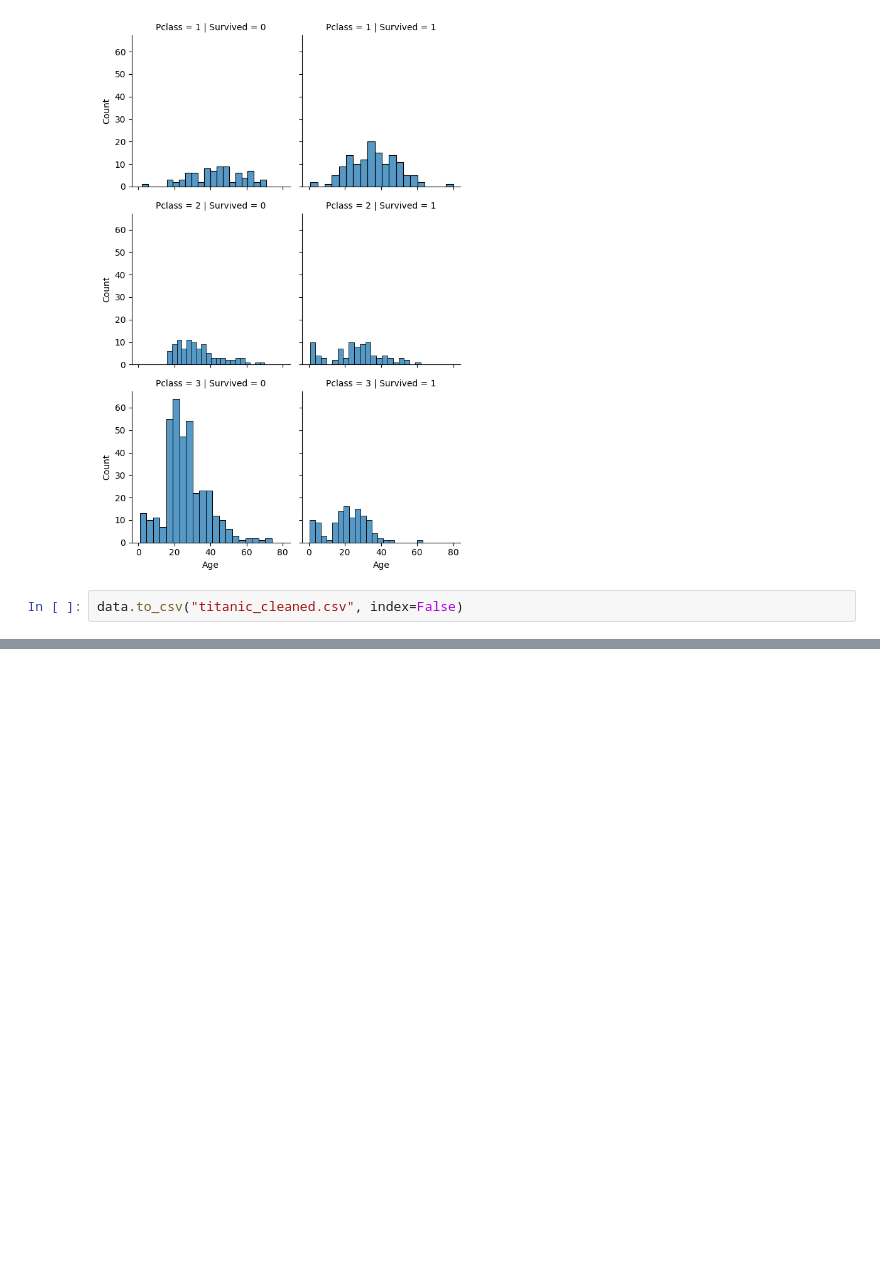
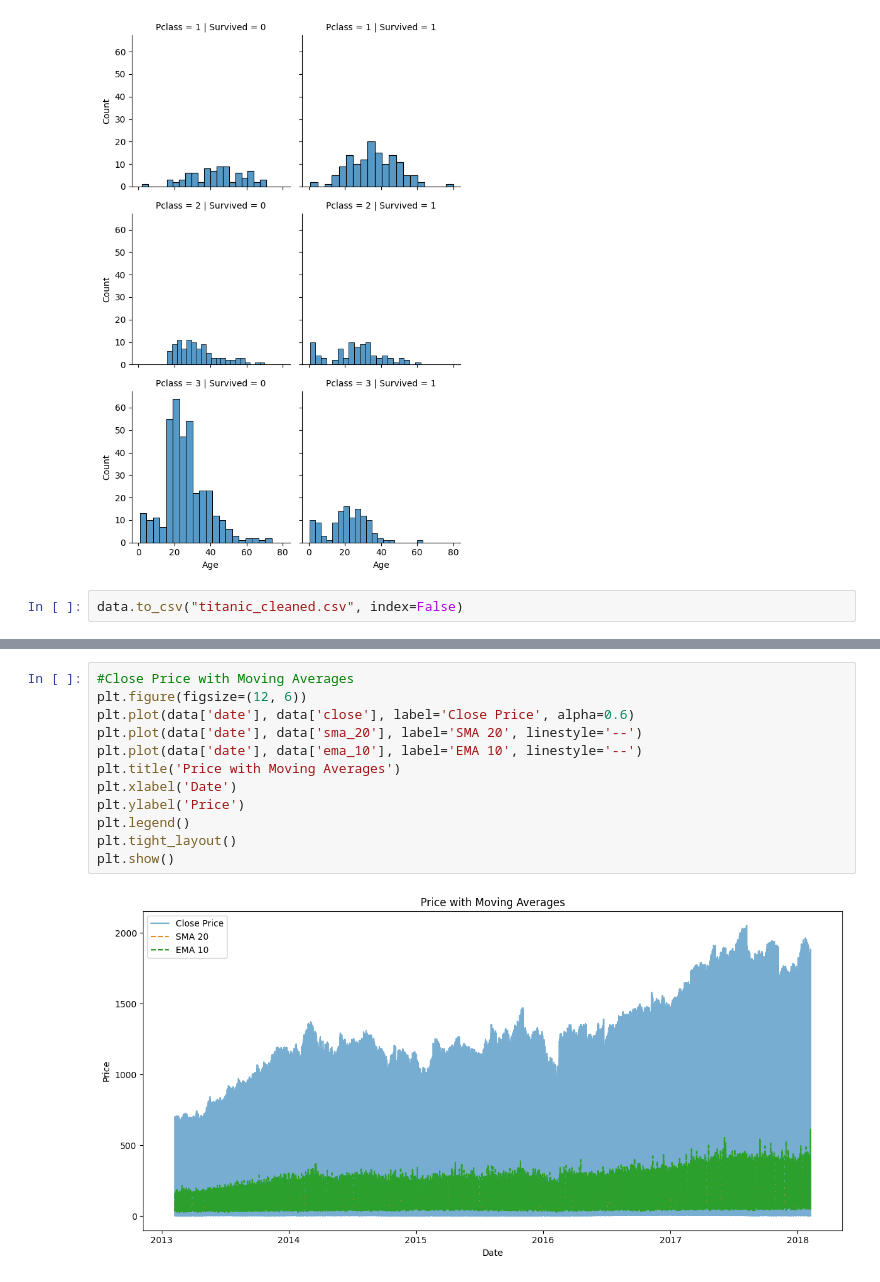
Before and after one commit to deepavarshini09/SoftNexisTechnology_Tasks, a Jupyter notebook: task2_snt.ipynb, the cells around one changed output, grey strips where cells are left out. Cells and saved outputs as stored; diff of their text form; blank space fills up the shorter version.

```diff
--- a/task2_snt.ipynb
+++ b/task2_snt.ipynb
@@ -203,0 +350,14 @@ data.to_csv("titanic_cleaned.csv", index=False)
+# %%
+#Close Price with Moving Averages
+plt.figure(figsize=(12, 6))
+plt.plot(data['date'], data['close'], label='Close Price', alpha=0.6)
+plt.plot(data['date'], data['sma_20'], label='SMA 20', linestyle='--')
+plt.plot(data['date'], data['ema_10'], label='EMA 10', linestyle='--')
+plt.title('Price with Moving Averages')
+plt.xlabel('Date')
+plt.ylabel('Price')
+plt.legend()
+plt.tight_layout()
+plt.show()
+# %% [output]
+[figure, added]
```
Also changed, not shown: parts of 19 cells of this notebook.
